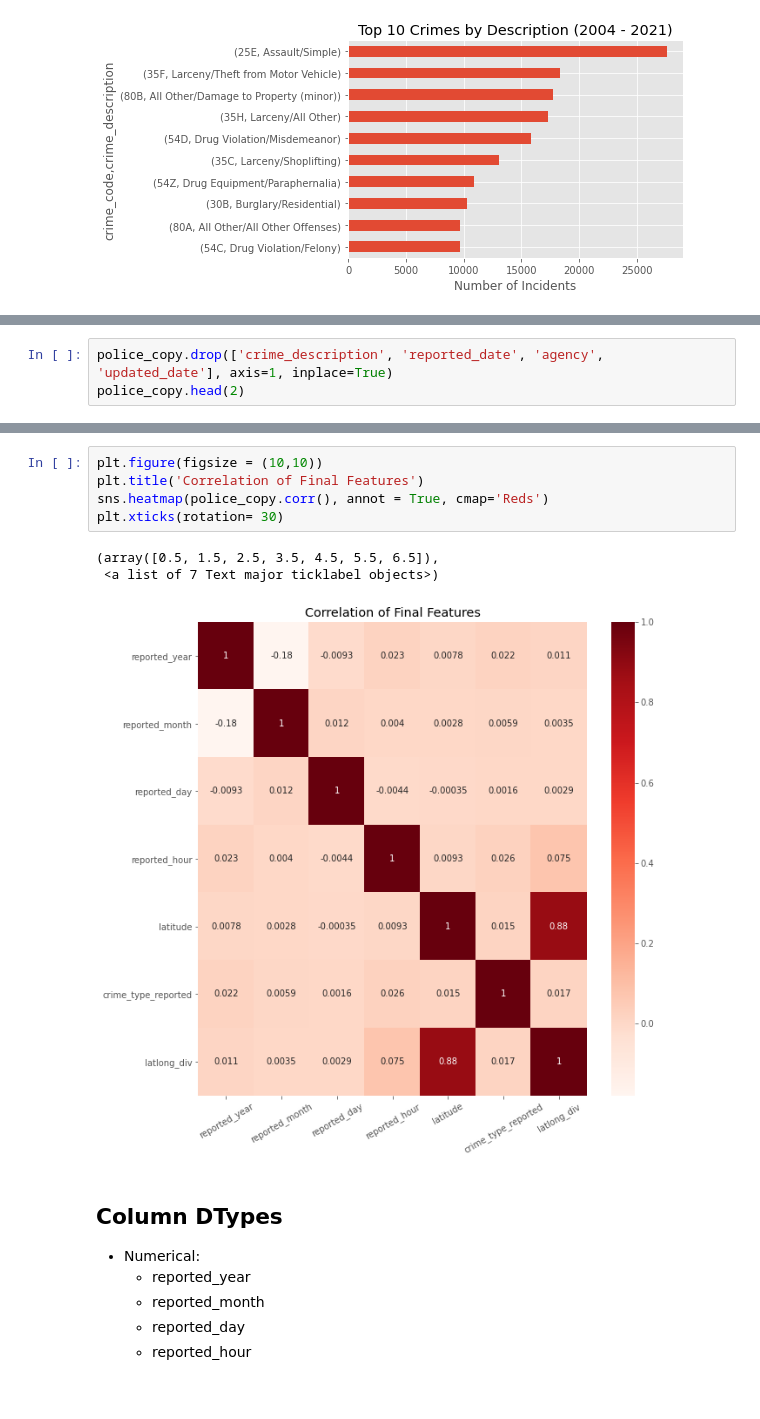
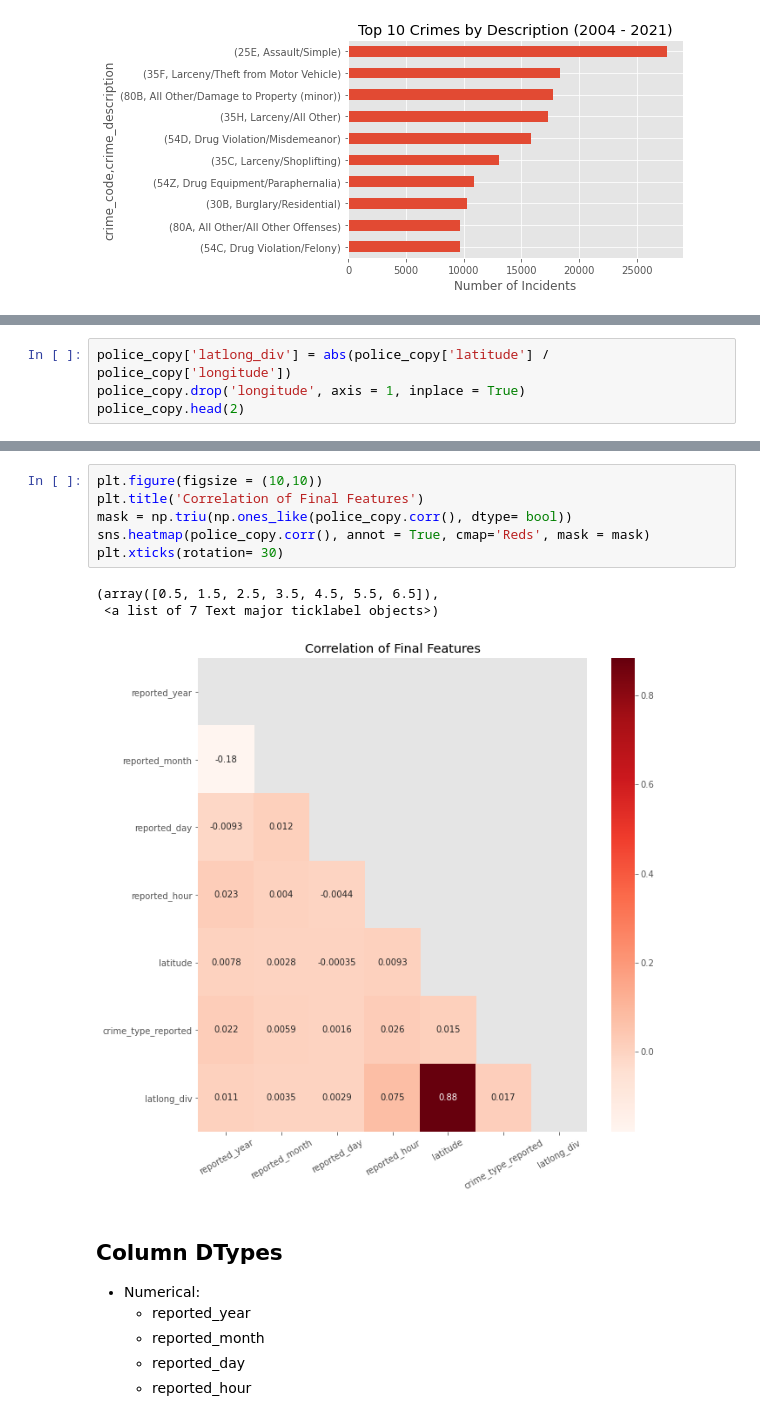
Before and after one commit to siddley1001/NCState_Datathon21, a Jupyter notebook: state_datathon_police.ipynb, the cells around one changed output, grey strips where cells are left out. Saved outputs shown, nothing was run; the diff lists cells and outputs as text.

```diff
--- a/state_datathon_police.ipynb
+++ b/state_datathon_police.ipynb
@@ -372,4 +402,5 @@ Text(0.5, 0, 'Number of Incidents')
 # %%
-police_copy.drop(['crime_description', 'reported_date', 'agency', 'updated_date'], axis=1, inplace=True)
+police_copy['latlong_div'] = abs(police_copy['latitude'] / police_copy['longitude'])
+police_copy.drop('longitude', axis = 1, inplace = True)
 police_copy.head(2)
 # %% [output]
@@ -387,12 +410,13 @@ police_copy.head(2)
 # %%
 plt.figure(figsize = (10,10))
 plt.title('Correlation of Final Features')
-sns.heatmap(police_copy.corr(), annot = True, cmap='Reds')
+mask = np.triu(np.ones_like(police_copy.corr(), dtype= bool))
+sns.heatmap(police_copy.corr(), annot = True, cmap='Reds', mask = mask)
 plt.xticks(rotation= 30)
 # %% [output]
 (array([0.5, 1.5, 2.5, 3.5, 4.5, 5.5, 6.5]),
  <a list of 7 Text major ticklabel objects>)
-[figure, old version]
+[figure, new version]
 # %% [markdown]
 ## Column DTypes
 - Numerical:
```
Also changed, not shown: parts of 25 cells of this notebook.
